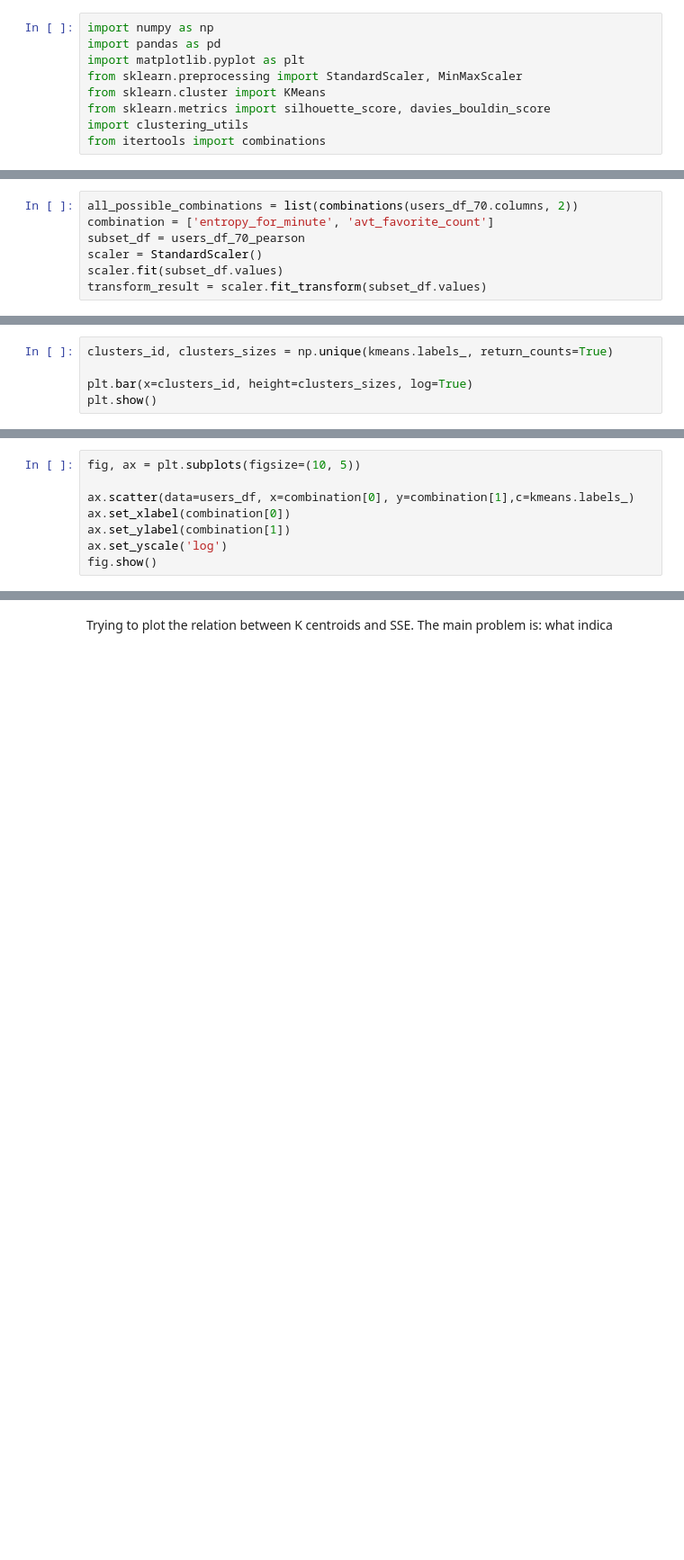
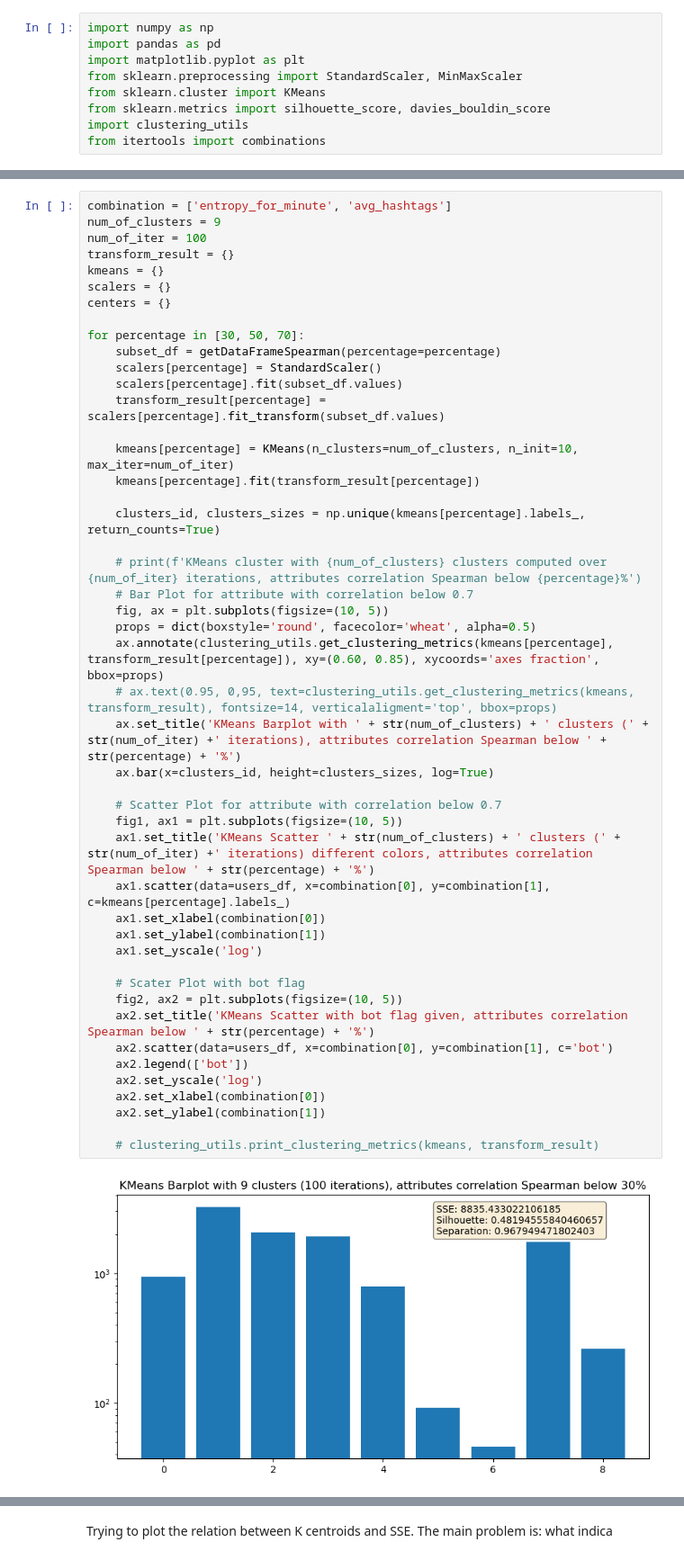
Before and after one commit to The-seven-dwarfs/DataMining-Group7, a Jupyter notebook: 2.1-K_means_clustering.ipynb, the cells around one changed output, grey strips where cells are left out. Shown at 90% size. Saved outputs shown, nothing was run; the diff lists cells and outputs as text; blank space fills up the shorter version.

Commit message:
Kmeans - Paul Done

```diff
--- a/2.1-K_means_clustering.ipynb
+++ b/2.1-K_means_clustering.ipynb
@@ -58,7 +36,0 @@ memory usage: 434.1 KB
-# %%
-all_possible_combinations = list(combinations(users_df_70.columns, 2))
-combination = ['entropy_for_minute', 'avt_favorite_count']
-subset_df = users_df_70_pearson
-scaler = StandardScaler()
-scaler.fit(subset_df.values)
-transform_result = scaler.fit_transform(subset_df.values)
@@ -70,5 +36,0 @@ KMeans(max_iter=100)
-# %%
-clusters_id, clusters_sizes = np.unique(kmeans.labels_, return_counts=True)
-
-plt.bar(x=clusters_id, height=clusters_sizes, log=True)
-plt.show()
@@ -77,8 +36,0 @@ plt.show()
-# %%
-fig, ax = plt.subplots(figsize=(10, 5))
-
-ax.scatter(data=users_df, x=combination[0], y=combination[1],c=kmeans.labels_)
-ax.set_xlabel(combination[0])
-ax.set_ylabel(combination[1])
-ax.set_yscale('log')
-fig.show()
@@ -103,0 +37,49 @@ Separation 0.6103808914270601
+# %%
+combination = ['entropy_for_minute', 'avg_hashtags']
+num_of_clusters = 9
+num_of_iter = 100
+transform_result = {}
+kmeans = {}
+scalers = {}
+centers = {}
+
+for percentage in [30, 50, 70]:
+    subset_df = getDataFrameSpearman(percentage=percentage)
+    scalers[percentage] = StandardScaler()
+    scalers[percentage].fit(subset_df.values)
+    transform_result[percentage] = scalers[percentage].fit_transform(subset_df.values)
+
+    kmeans[percentage] = KMeans(n_clusters=num_of_clusters, n_init=10, max_iter=num_of_iter)
+    kmeans[percentage].fit(transform_result[percentage])
+
+    clusters_id, clusters_sizes = np.unique(kmeans[percentage].labels_, return_counts=True)
+
+    # print(f'KMeans cluster with {num_of_clusters} clusters computed over {num_of_iter} iterations, attributes correlation Spearman below {percentage}%')
+    # Bar Plot for attribute with correlation below 0.7
+    fig, ax = plt.subplots(figsize=(10, 5))
+    props = dict(boxstyle='round', facecolor='wheat', alpha=0.5)
+    ax.annotate(clustering_utils.get_clustering_metrics(kmeans[percentage], transform_result[percentage]), xy=(0.60, 0.85), xycoords='axes fraction', bbox=props)
+    # ax.text(0.95, 0,95, text=clustering_utils.get_clustering_metrics(kmeans, transform_result), fontsize=14, verticalaligment='top', bbox=props)
+    ax.set_title('KMeans Barplot with ' + str(num_of_clusters) + ' clusters (' + str(num_of_iter) +' iterations), attributes correlation Spearman below ' + str(percentage) + '%')
+    ax.bar(x=clusters_id, height=clusters_sizes, log=True)
+
+    # Scatter Plot for attribute with correlation below 0.7
+    fig1, ax1 = plt.subplots(figsize=(10, 5))
+    ax1.set_title('KMeans Scatter ' + str(num_of_clusters) + ' clusters (' + str(num_of_iter) +' iterations) different colors, attributes correlation Spearman below ' + str(percentage) + '%')
+    ax1.scatter(data=users_df, x=combination[0], y=combination[1], c=kmeans[percentage].labels_)
+    ax1.set_xlabel(combination[0])
+    ax1.set_ylabel(combination[1])
+    ax1.set_yscale('log')
+
+    # Scater Plot with bot flag
+    fig2, ax2 = plt.subplots(figsize=(10, 5))
+    ax2.set_title('KMeans Scatter with bot flag given, attributes correlation Spearman below ' + str(percentage) + '%')
+    ax2.scatter(data=users_df, x=combination[0], y=combination[1], c='bot')
+    ax2.legend(['bot'])
+    ax2.set_yscale('log')
+    ax2.set_xlabel(combination[0])
+    ax2.set_ylabel(combination[1])
+
+    # clustering_utils.print_clustering_metrics(kmeans, transform_result)
+# %% [output]
+[figure, added]
```
Also changed, not shown: parts of 27 cells of this notebook, 1 other file.
